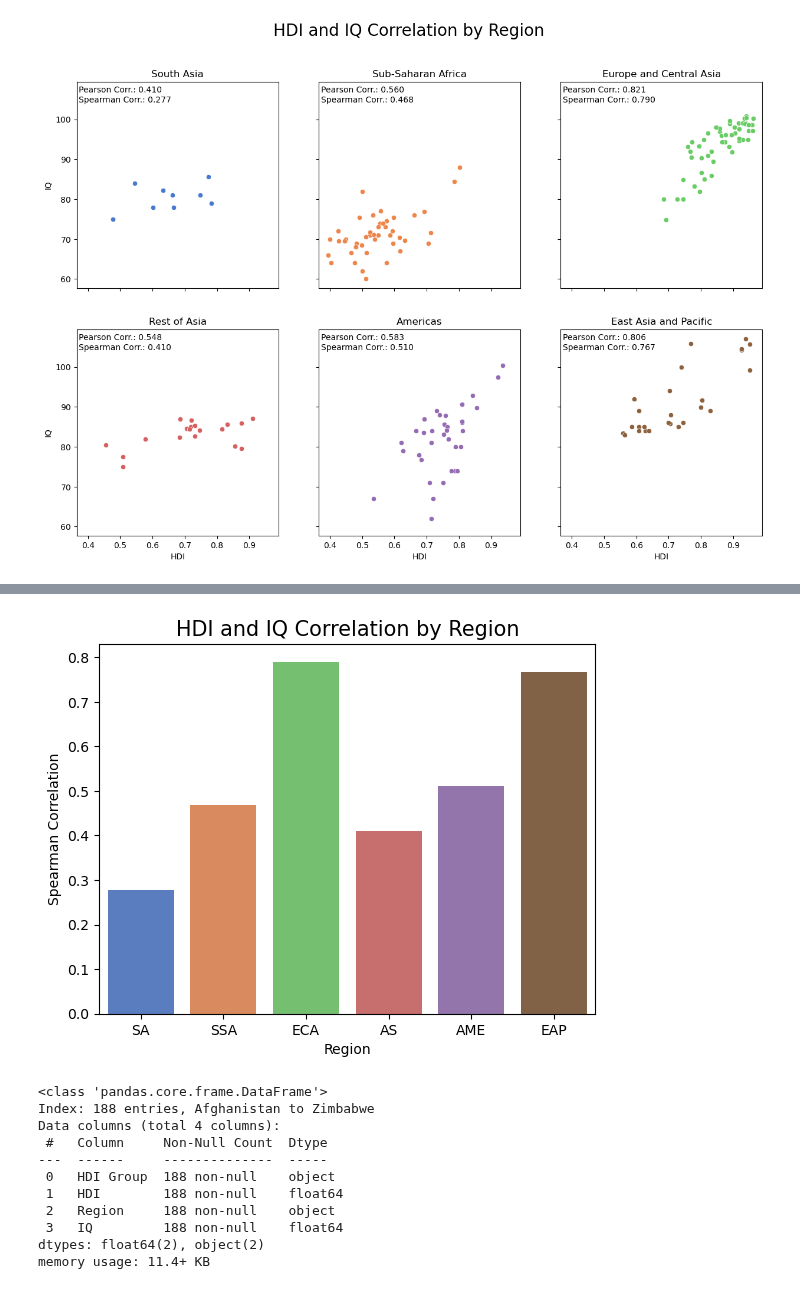
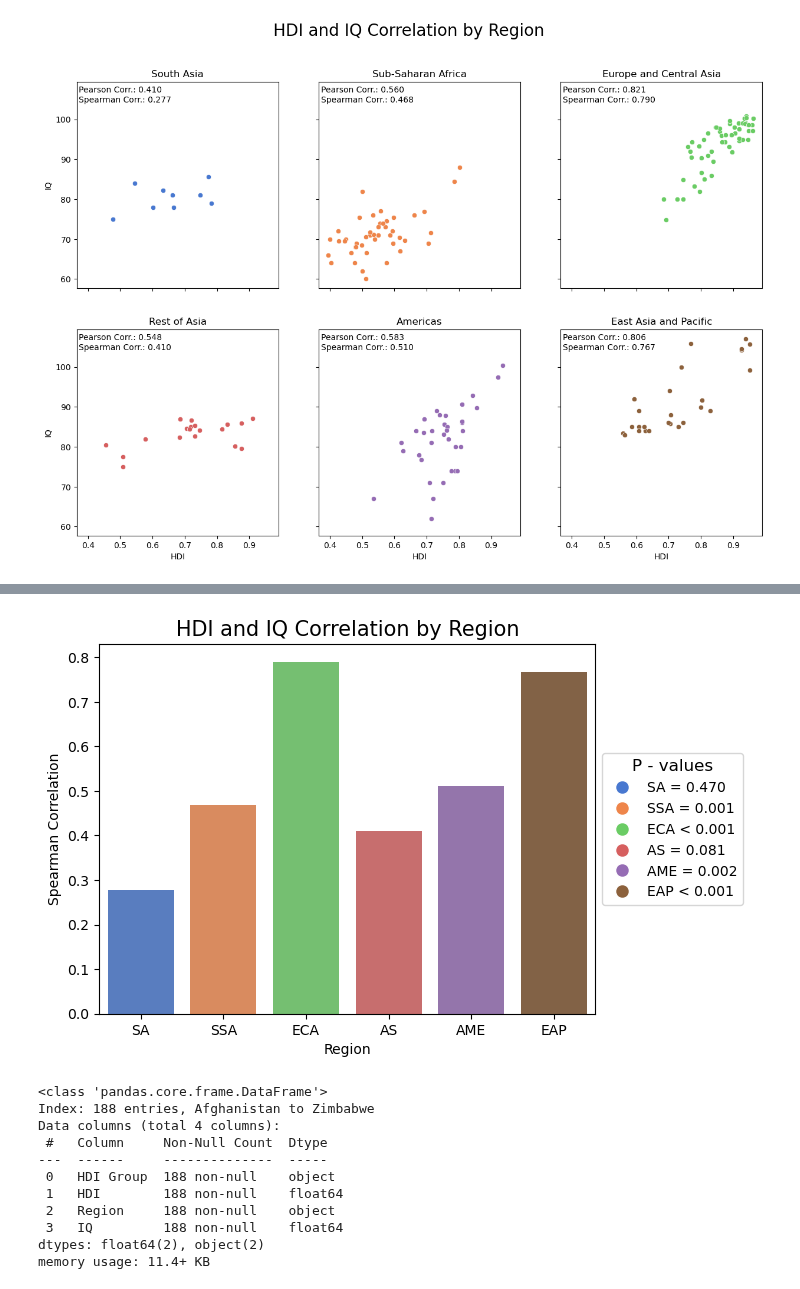
Before and after one commit to jakthehut/HDI-IQ-Analysis, a Jupyter notebook: hdi_iq_analysis_final.ipynb, the cells around one changed output, grey strips where cells are left out. Saved outputs shown, nothing was run; the diff lists cells and outputs as text; code cells hidden in the pictures.

```diff
--- a/hdi_iq_analysis_final.ipynb
+++ b/hdi_iq_analysis_final.ipynb
@@ -1355,17 +1393,31 @@ plt.show()
 # %% [output]
 [figure]
 # %%
-# Checks linear relationship differences per region
+# Checks linear relationship differences per region and the significance of the relationship
 pearson_corr_list = []
 region_list = []
+p_values = []
 for region in merged_df['Region'].unique():
     region_data = merged_df[merged_df['Region'] == region]
-    pearson_corr_region = region_data['HDI'].corr(region_data['IQ'], method='pearson')
+    pearson_corr_region, p_val = stats.pearsonr(merged_df[merged_df['Region']==region]['HDI'], merged_df[merged_df['Region']==region]['IQ'])
     pearson_corr_list.append(pearson_corr_region)
     region_list.append(region)
+    p_values.append(p_val)
+
 region_corr_df = pd.DataFrame({'Region': region_list, 'Pearson Correlation': pearson_corr_list})
+
 sns.barplot(data=region_corr_df, x='Region', y='Pearson Correlation',hue = 'Region', palette=color_dict)
-
+legend_labels = []
+for region, p_val in zip(region_corr_df['Region'], p_values):
+    if p_val < 0.001:
+        legend_labels.append(f'{region} < 0.001')
+    else:
+        legend_labels.append(f'{region} = {p_val:.3f}')
+extra_legend_handles = [plt.Line2D([0], [0], marker='o', color='w', markersize=10, markerfacecolor=color_dict[region])
+                        for region in region_corr_df['Region']]
+legend= plt.legend(extra_legend_handles, legend_labels, loc='center left', bbox_to_anchor=(1, 0.5), title='P - values')
+legend.get_title().set_fontsize('large')
+#plt.text(1.2, 1.05, ' ', verticalalignment='bottom', horizontalalignment='right', transform=ax.transAxes)
 plt.title('HDI and IQ Correlation by Region', fontsize=15)
 plt.show()
 # %% [output]
@@ -1373,20 +1425,33 @@ plt.show()
 # %%
-# Check non-linear monotonic relationship differences per region
+# Check non-linear monotonic relationship differences per region and the significance of the relationship
 spearman_corr_list = []
 region_list = []
+p_values = []
 for region in merged_df['Region'].unique():
     region_data = merged_df[merged_df['Region'] == region]
-    spearman_corr_region = region_data['HDI'].corr(region_data['IQ'], method='spearman')
+    spearman_corr_region, p_val = stats.spearmanr(merged_df[merged_df['Region']==region]['HDI'], merged_df[merged_df['Region']==region]['IQ'])
     spearman_corr_list.append(spearman_corr_region)
+    p_values.append(p_val)
     region_list.append(region)
 
 region_corr_df = pd.DataFrame({'Region': region_list, 'Spearman Correlation': spearman_corr_list})
+
 sns.barplot(data=region_corr_df, x='Region', y='Spearman Correlation',hue = 'Region', palette=color_dict)
-
+legend_labels = []
+for region, p_val in zip(region_corr_df['Region'], p_values):
+    if p_val < 0.001:
+        legend_labels.append(f'{region} < 0.001')
+    else:
+        legend_labels.append(f'{region} = {p_val:.3f}')
+extra_legend_handles = [plt.Line2D([0], [0], marker='o', color='w', markersize=10, markerfacecolor=color_dict[region])
+                        for region in region_corr_df['Region']]
+legend= plt.legend(extra_legend_handles, legend_labels, loc='center left', bbox_to_anchor=(1, 0.5), title='P - values')
+legend.get_title().set_fontsize('large')
+#plt.text(1.2, 1.05, ' ', verticalalignment='bottom', horizontalalignment='right', transform=ax.transAxes)
 plt.title('HDI and IQ Correlation by Region', fontsize=15)
 plt.show()
 # %% [output]
-[figure, old version]
+[figure, new version]
 # %%
 merged_df.info()
 # %% [output]
```
Also changed, not shown: parts of 6 cells of this notebook, 1 other file.
